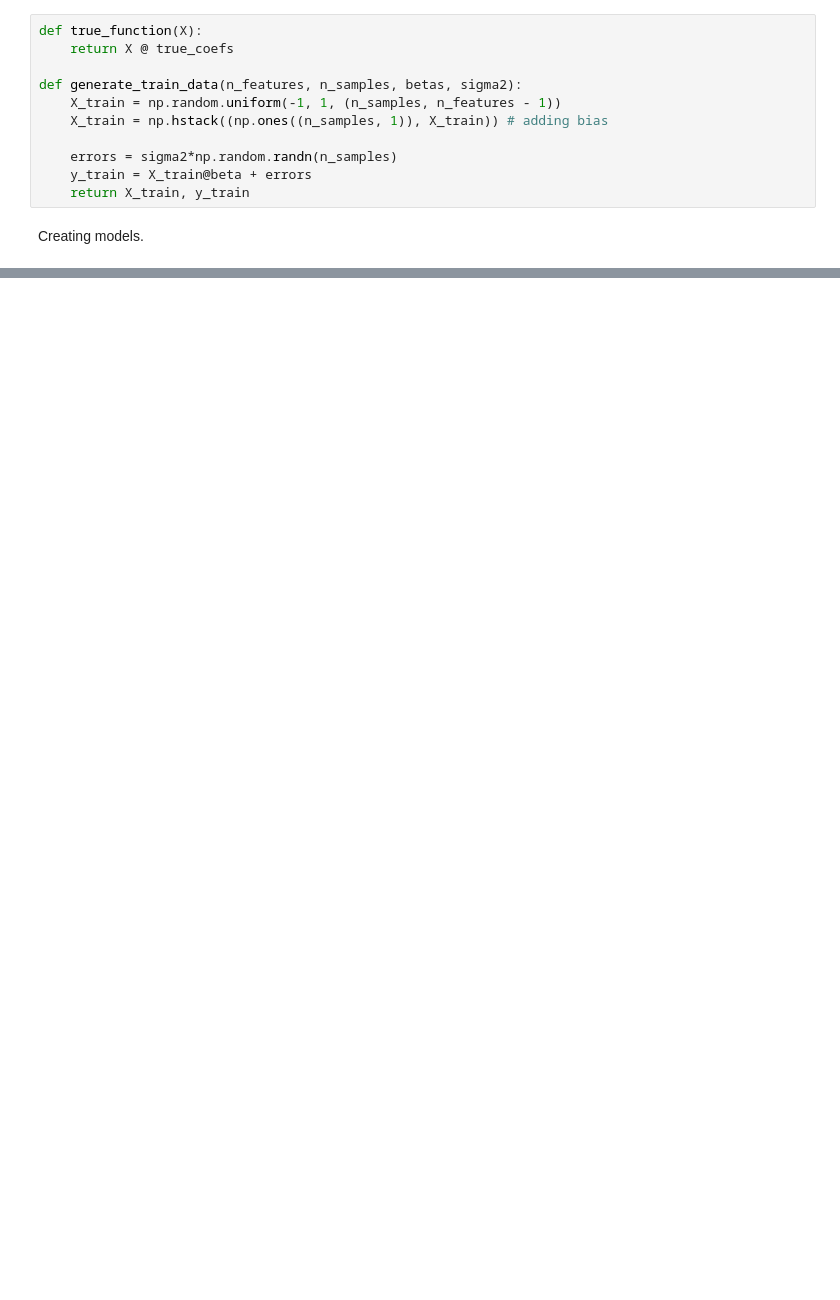
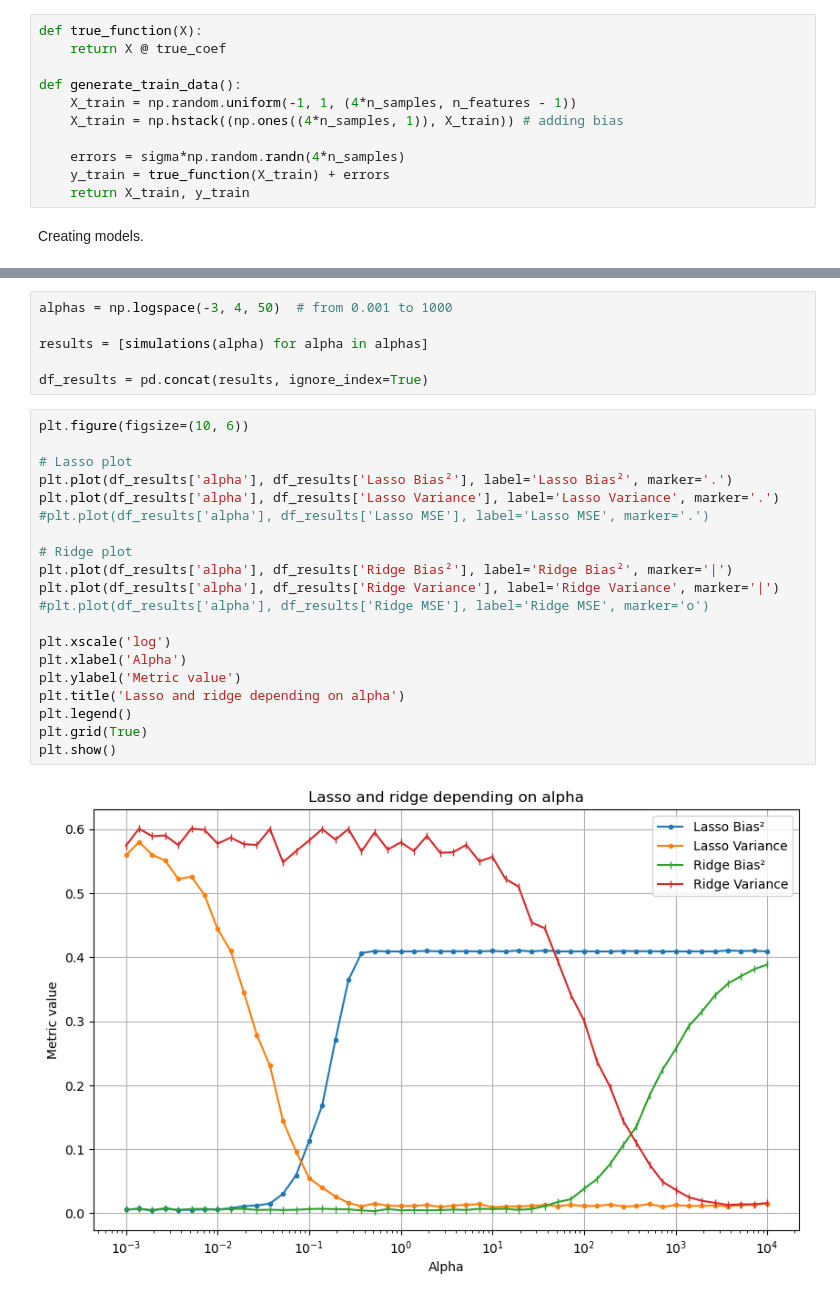
Before and after one commit to ginal001/ML-2024-2025, a Jupyter notebook: Lab4/Homework04.ipynb, the cells around one changed output, grey strips where cells are left out. Saved outputs shown, nothing was run; the diff lists cells and outputs as text; blank space fills up the shorter version.

```diff
--- a/Lab4/Homework04.ipynb
+++ b/Lab4/Homework04.ipynb
@@ -76,13 +88,13 @@ y_test = X_test@true_coef #think about adding noise or not
 # %%
 def true_function(X):
-    return X @ true_coefs
+    return X @ true_coef
 
-def generate_train_data(n_features, n_samples, betas, sigma2):
-    X_train = np.random.uniform(-1, 1, (n_samples, n_features - 1))
-    X_train = np.hstack((np.ones((n_samples, 1)), X_train)) # adding bias
+def generate_train_data():
+    X_train = np.random.uniform(-1, 1, (4*n_samples, n_features - 1))
+    X_train = np.hstack((np.ones((4*n_samples, 1)), X_train)) # adding bias
 
-    errors = sigma2*np.random.randn(n_samples)
-    y_train = X_train@beta + errors
+    errors = sigma*np.random.randn(4*n_samples)
+    y_train = true_function(X_train) + errors
     return X_train, y_train
 # %% [markdown]
 Creating models.
@@ -98,0 +143,28 @@ n_simulations = 100
+# %%
+alphas = np.logspace(-3, 4, 50)  # from 0.001 to 1000
+
+results = [simulations(alpha) for alpha in alphas]
+
+df_results = pd.concat(results, ignore_index=True)
+# %%
+plt.figure(figsize=(10, 6))
+
+# Lasso plot
+plt.plot(df_results['alpha'], df_results['Lasso Bias²'], label='Lasso Bias²', marker='.')
+plt.plot(df_results['alpha'], df_results['Lasso Variance'], label='Lasso Variance', marker='.')
+#plt.plot(df_results['alpha'], df_results['Lasso MSE'], label='Lasso MSE', marker='.')
+
+# Ridge plot
+plt.plot(df_results['alpha'], df_results['Ridge Bias²'], label='Ridge Bias²', marker='|')
+plt.plot(df_results['alpha'], df_results['Ridge Variance'], label='Ridge Variance', marker='|')
+#plt.plot(df_results['alpha'], df_results['Ridge MSE'], label='Ridge MSE', marker='o')
+
+plt.xscale('log')
+plt.xlabel('Alpha')
+plt.ylabel('Metric value')
+plt.title('Lasso and ridge depending on alpha')
+plt.legend()
+plt.grid(True)
+plt.show()
+# %% [output]
+[figure, added]
```
Also changed, not shown: parts of 6 cells of this notebook.
